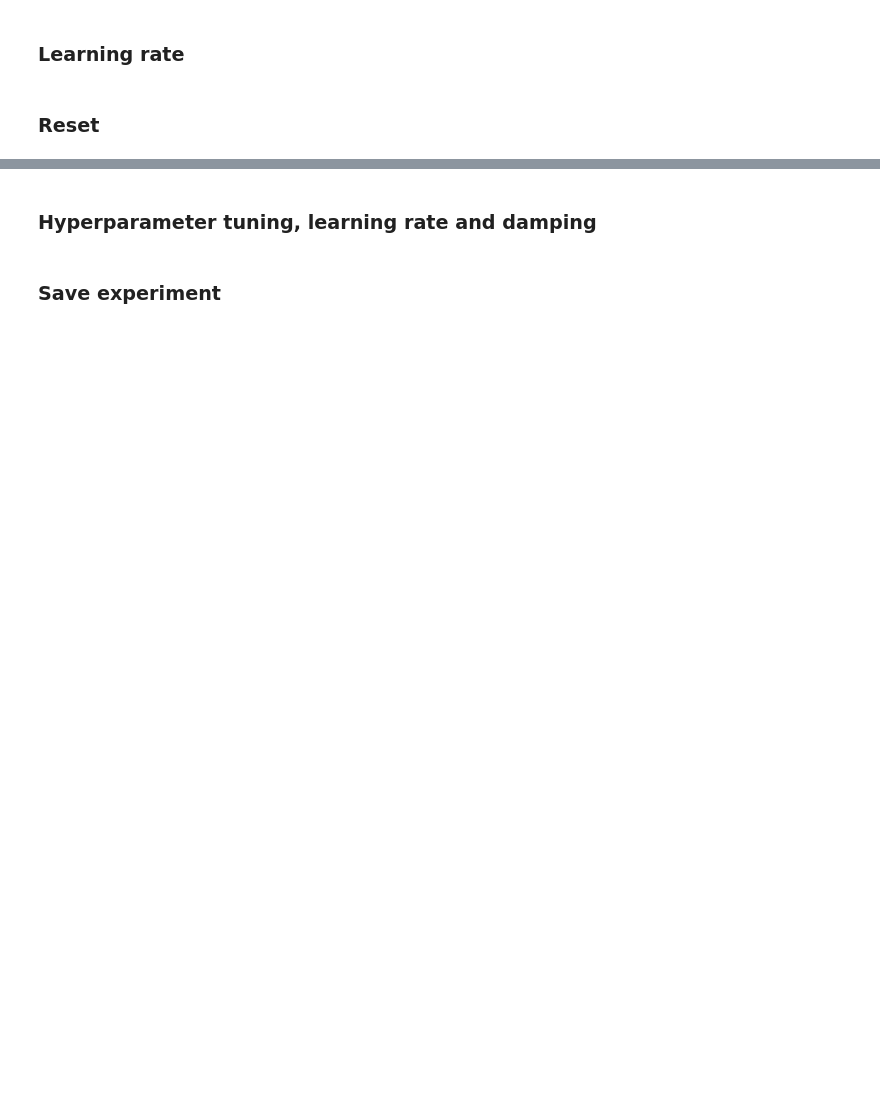
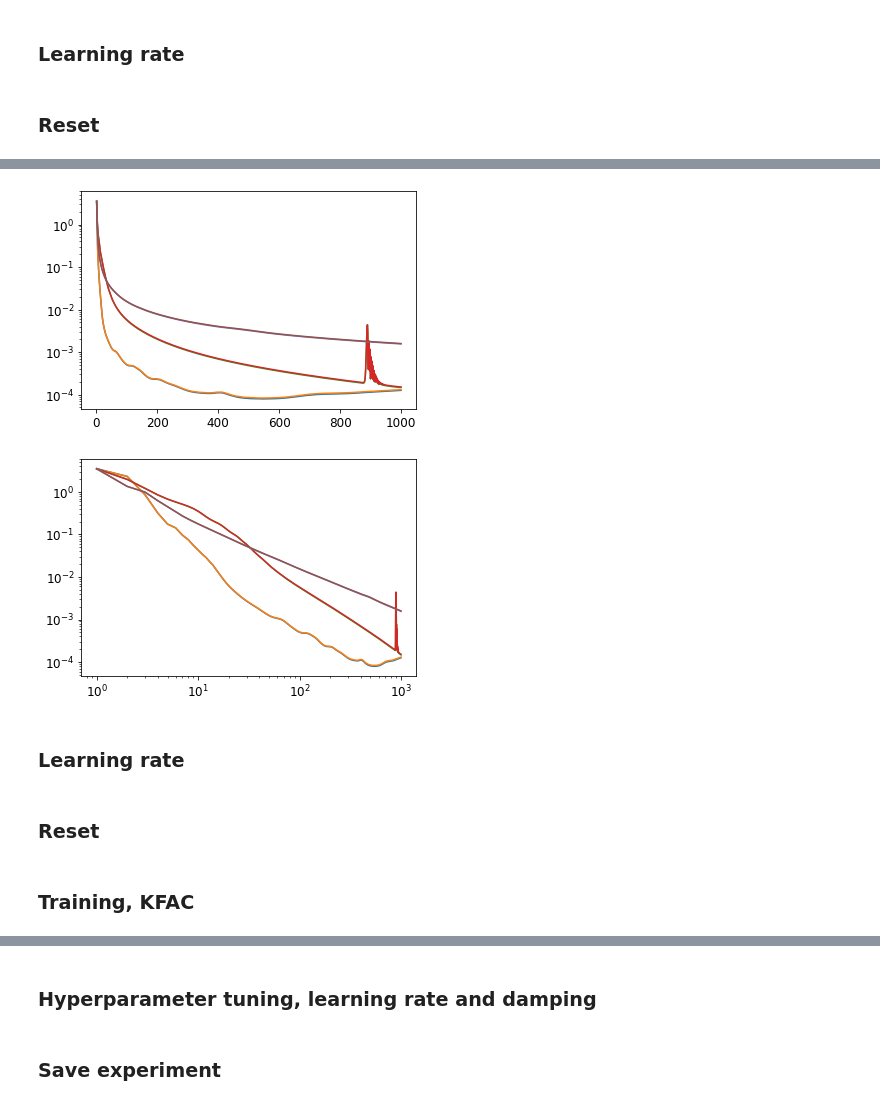
Before and after one commit to mtkresearch/symo_notebooks, a Jupyter notebook: notebooks/Linear_nobias/training.ipynb, the cells around one changed output, grey strips where cells are left out. Saved outputs shown, nothing was run; the diff lists cells and outputs as text; code cells hidden in the pictures; blank space fills up the shorter version.

```diff
--- a/notebooks/Linear_nobias/training.ipynb
+++ b/notebooks/Linear_nobias/training.ipynb
@@ -433,0 +516,31 @@ for inet in range(num_models):
+# %%
+
+plt.plot(np.arange(1,nepochs_shampoo+1),running_trainloss_shampoo)
+plt.plot(np.arange(1,nepochs_shampoo+1),running_testloss_shampoo)
+plt.plot(np.arange(1,nepochs_adam+1),running_trainloss_adam)
+plt.plot(np.arange(1,nepochs_adam+1),running_testloss_adam)
+plt.plot(np.arange(1,nepochs_gd+1),running_trainloss_gd)
+plt.plot(np.arange(1,nepochs_gd+1),running_testloss_gd)
+plt.yscale('log')
+
+#plt.ylim(10**(-5),10**(1))
+#plt.xlim(1,1000)
+
+plt.show()
+
+
+plt.plot(np.arange(1,nepochs_shampoo+1),running_trainloss_shampoo)
+plt.plot(np.arange(1,nepochs_shampoo+1),running_testloss_shampoo)
+plt.plot(np.arange(1,nepochs_adam+1),running_trainloss_adam)
+plt.plot(np.arange(1,nepochs_adam+1),running_testloss_adam)
+plt.plot(np.arange(1,nepochs_gd+1),running_trainloss_gd)
+plt.plot(np.arange(1,nepochs_gd+1),running_testloss_gd)
+plt.xscale('log')
+plt.yscale('log')
+
+plt.show()
+# %% [output]
+[figure, added]
+[figure, added]
+# %% [markdown]
+### Learning rate
@@ -433,0 +560,3 @@ for inet in range(num_models):
+# %% [markdown]
+
+### Reset
@@ -434,2 +576,4 @@ for inet in range(num_models):
+# %% [markdown]
+### Training, KFAC
 # %%
 
```
Also changed, not shown: parts of 57 cells of this notebook.
